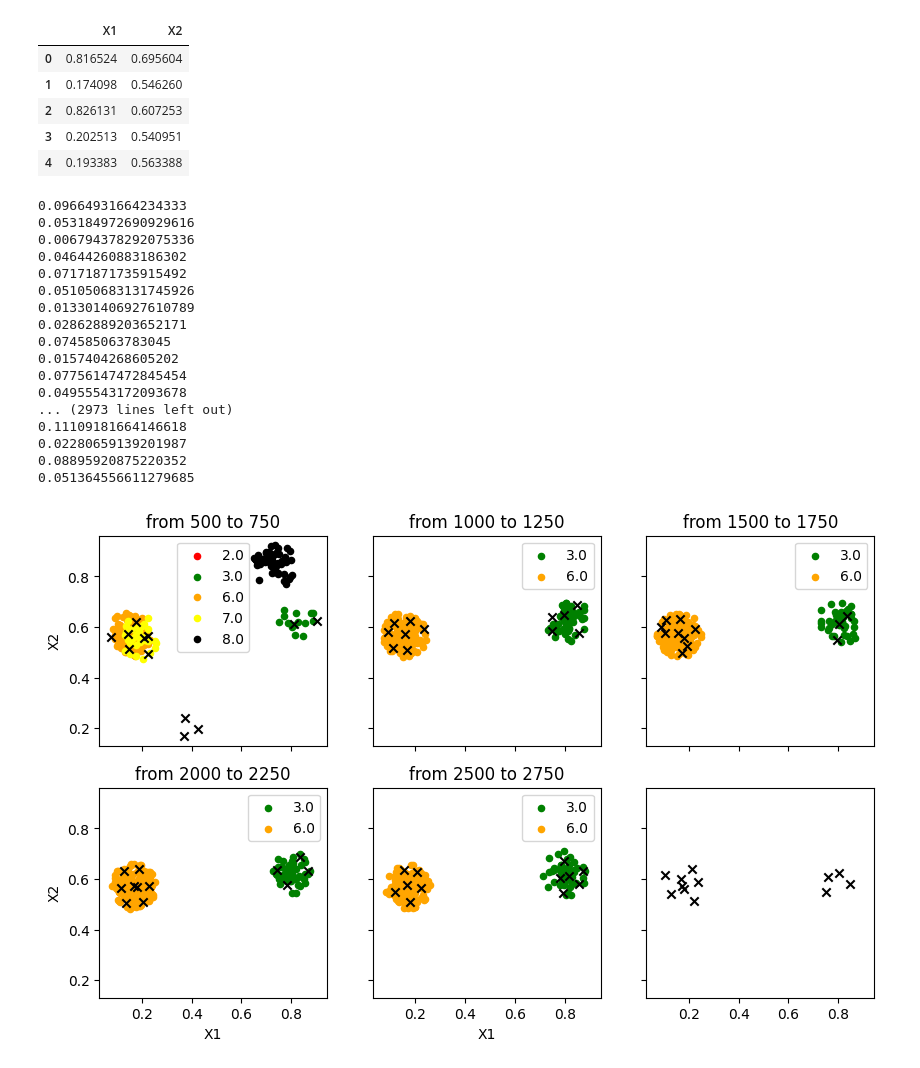
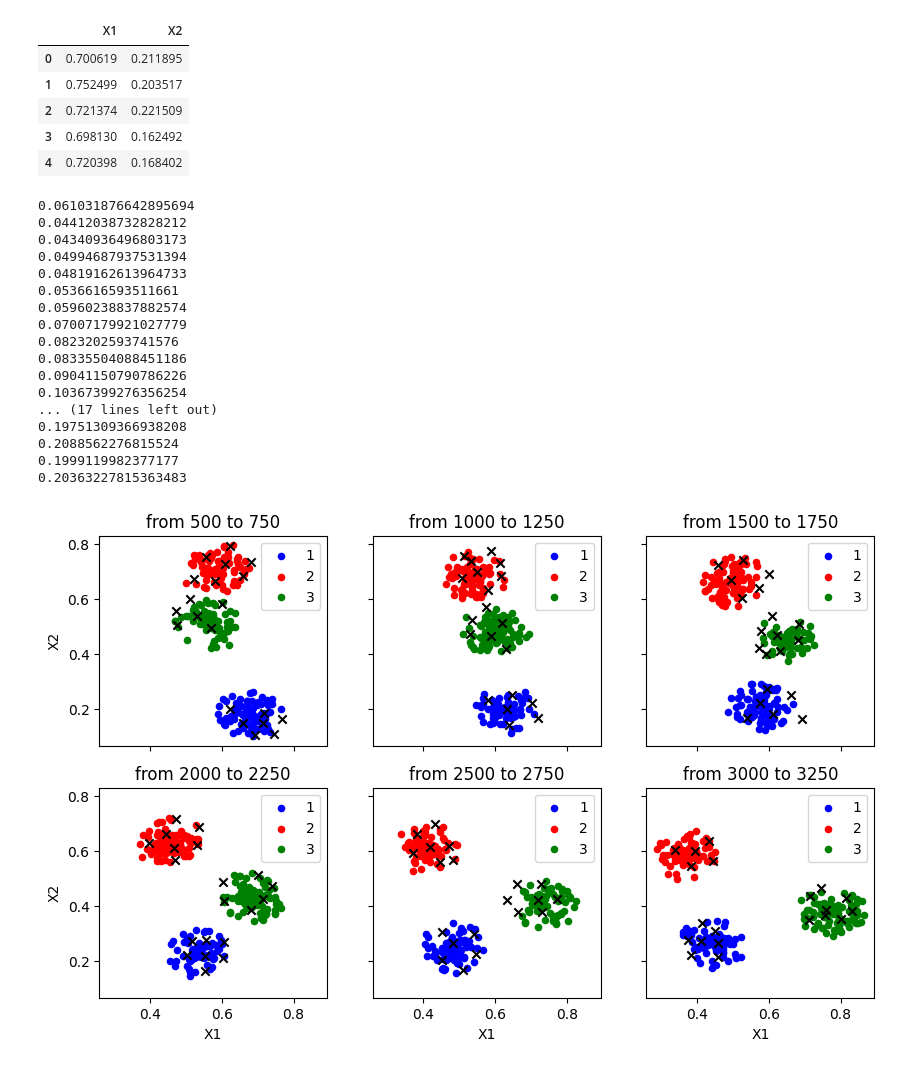
Before and after one commit to Dead8Pixel/ConceptDriftClustering, a Jupyter notebook: test.ipynb, the cells around one changed output. Cells and saved outputs as stored; diff of their text form; code cells hidden in the pictures.

```diff
--- a/test.ipynb
+++ b/test.ipynb
@@ -18,71 +18,80 @@ from sklearn.metrics import silhouette_score
 from sklearn.decomposition import PCA
 import itertools
 # %%
-ds = pd.read_csv('./datasets/rbf create delete 2/rbf_create_delete_2.csv')
+ds = pd.read_csv('./datasets/rbf speed 100l/rbf_speed_100L.csv')
 #ds = pd.read_csv('./datasets/rbf create delete 2/rbf_create_delete_2.csv')
 df = ds.copy()
 y = df.pop('.class')
 df.head()
 # %% [output]
 |  | X1 | X2 |
-| 0 | 0.816524 | 0.695604 |
-| 1 | 0.174098 | 0.546260 |
-| 2 | 0.826131 | 0.607253 |
-| 3 | 0.202513 | 0.540951 |
-| 4 | 0.193383 | 0.563388 |
+| 0 | 0.700619 | 0.211895 |
+| 1 | 0.752499 | 0.203517 |
+| 2 | 0.721374 | 0.221509 |
+| 3 | 0.698130 | 0.162492 |
+| 4 | 0.720398 | 0.168402 |
 # %%
-model = CluStream(n_macro_clusters=3,max_micro_clusters=12,micro_cluster_r_factor=0.01,time_window=100,time_gap=500)
+model = CluStream(n_macro_clusters=3,max_micro_clusters=20,micro_cluster_r_factor=0.01,time_window=400,time_gap=500)
+test = drift.PageHinkley(min_instances=10,delta=0.04999,threshold=0.15,alpha=1,mode='up')
 # %%
 fig ,ax = plt.subplots(2,3,figsize=(10,6),sharex=True, sharey= True)
 it = itertools.product((0,1,2),(0,1,2))
 colors = {1 : 'blue', 2 : 'red', 3 : 'green', 4 : 'purple' , 5 : 'cyan', 6 : 'orange' , 7 : 'yellow', 8 : 'black' }
 i = 0
+j = 0
 go = True
 dist = []
 for x,y in stream.iter_pandas(df,y):
     model = model.learn_one(x)
     i +=1
 
     if model._initialized :
         if go :
             model.offline_cluster()
             go = False
-        print(model.dist_center(x))
+        test = test.update(model.dist_center(x))
+        if test.drift_detected :
+             print(f'Drift detected at instance: {i} ')
+        dist.append(model.dist_center(x))
+        if j % 100 == 0:
+            print(np.mean(dist))
+            dist = []
+        j += 1
 
     if i % 500 == 0 :
 
         k,m = next(it)
         centroids = model.get_micro_clusters()
         grouped = ds[i:i+250].groupby('.class')
         for key,group in grouped :
             group.plot(ax=ax[k,m],x='X1',y='X2',kind="scatter",label = key,color=colors[key],title=f'from {i} to {i + 250}')
         ax[k,m].scatter(centroids[:,0],centroids[:,1],marker="x",c='black')
         # ax[k,m].scatter(model.centers[:,0],model.centers[:,1],marker='o',c='white')
 
     if i ==3000 :
         break
 
 
 
 
 
 fig.savefig('window_150_30mc')
 # %% [output]
-0.09664931664234333
-0.053184972690929616
-0.006794378292075336
-0.04644260883186302
-0.07171871735915492
-0.051050683131745926
-0.013301406927610789
-0.02862889203652171
-0.074585063783045
-0.0157404268605202
-0.07756147472845454
-0.04955543172093678
-... (2973 lines left out)
-0.11109181664146618
-0.02280659139201987
-0.08895920875220352
-0.051364556611279685
+0.061031876642895694
+0.04412038732828212
+0.04340936496803173
+0.04994687937531394
+0.04819162613964733
+0.0536616593511661
+0.05960238837882574
+0.07007179921027779
+0.0823202593741576
+0.08335504088451186
+0.09041150790786226
+0.10367399276356254
+... (17 lines left out)
+0.19751309366938208
+0.2088562276815524
+0.1999119982377177
+0.20363227815363483
-[figure, old version]
+[figure, new version]
```
Also changed, not shown: 1 other file.
